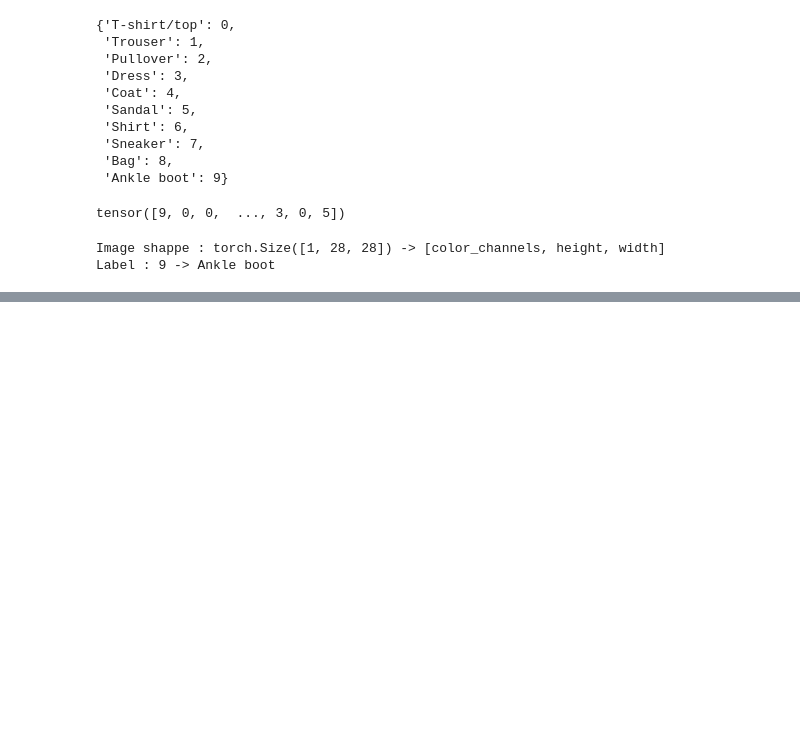
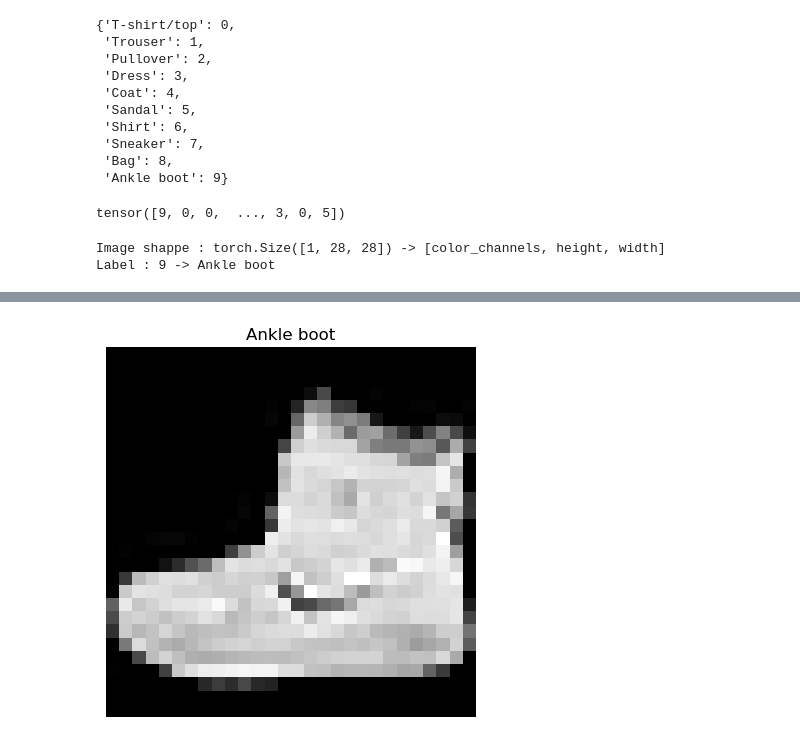
Before and after one commit to josemichaelrubio/my-pytorch-deep-learning, a Jupyter notebook: notebooks/03_pytorch_computer_vision.ipynb, the cells around one changed output, grey strips where cells are left out. Drawn from its saved outputs; the diff is of its cells as text; code cells hidden in the pictures; blank space fills up the shorter version.

```diff
--- a/notebooks/03_pytorch_computer_vision.ipynb
+++ b/notebooks/03_pytorch_computer_vision.ipynb
@@ -161,0 +173,6 @@ Label : 9 -> Ankle boot
+# %%
+plt.imshow(image.squeeze(), cmap='gray')
+plt.title(class_names[label]);
+plt.axis('off');
+# %% [output]
+[figure, added]
```
Also changed, not shown: parts of 4 cells of this notebook.
